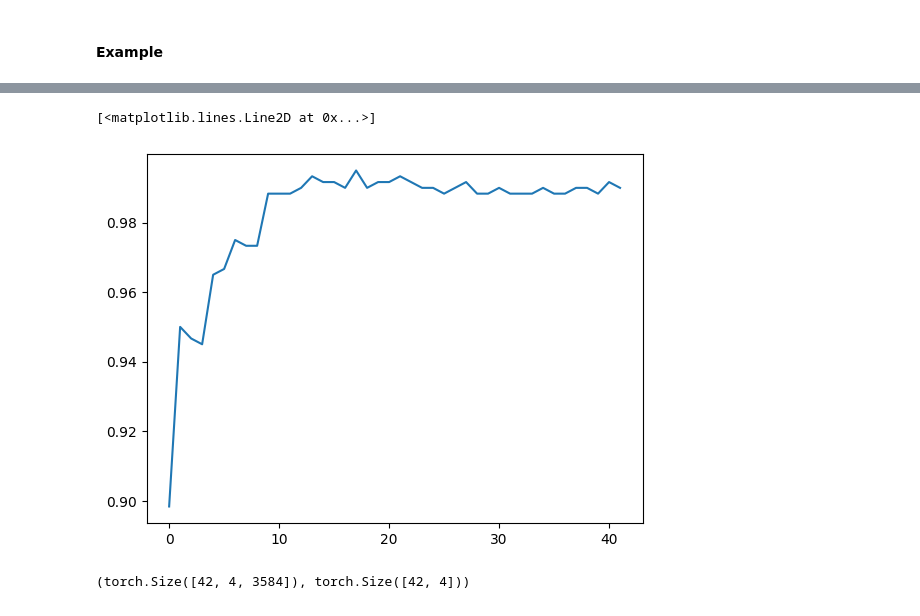
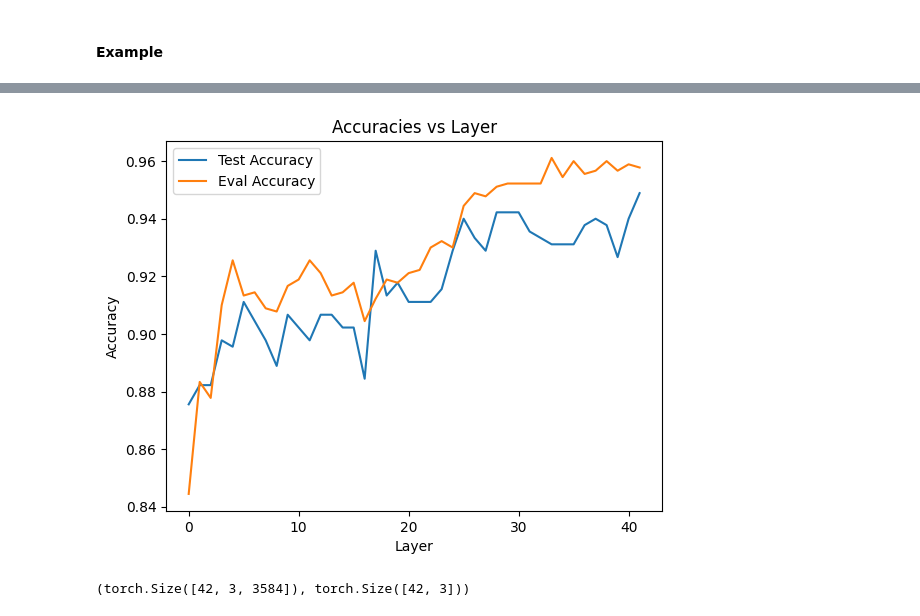
Before and after one commit to cybershiptrooper/user_modelling, a Jupyter notebook: notebooks/train_user_probes.ipynb, the cells around one changed output, grey strips where cells are left out. Saved outputs shown, nothing was run; the diff lists cells and outputs as text; code cells hidden in the pictures.

```diff
--- a/notebooks/train_user_probes.ipynb
+++ b/notebooks/train_user_probes.ipynb
@@ -279,6 +302,7 @@ def train_eval_probe(
 # %% [markdown]
 #### Example
 # %%
-model = HookedTransformer.from_pretrained("gemma-2-9b-it", device="cuda", dtype=torch.bfloat16)
+model = HookedTransformer.from_pretrained("gemma-2-9b", device='cpu', dtype=torch.bfloat16)
+model.to('cuda')
 # %% [output]
 WARNING:root:You tried to specify center_unembed=True for a model using logit softcap, but this can't be done! Softcapping is not invariant upon adding a constantSetting center_unembed=False instead.
@@ -288,36 +335,55 @@ Loaded pretrained model gemma-2-9b-it into HookedTransformer
 # %%
-dataset_name = 'age'
+dataset_name = 'education'
+control_probe = True
 
-texts, labels = load_dataset(dataset_name)
+texts, labels = load_dataset(dataset_name, control_probe)
 num_classes = len(LABEL_MAPS[dataset_name])
 config = ProbeConfig(batch_size=64)
 
-probe_data = ProbeDataset(model, texts, labels, num_classes, 5)
+probe_data = ProbeDataset(model, texts, labels, num_classes, batch_size=5)
 
 ## I might want to centre these activations here
 
-train_size = int(0.8 * len(probe_data))
-test_size = len(probe_data) - train_size
+train_size = int(0.7 * len(probe_data))
+eval_size = int(0.2 * len(probe_data))
+test_size = len(probe_data) - train_size - eval_size
 
-train_dataset, test_dataset = random_split(probe_data, [train_size, test_size])
+train_dataset, eval_dataset, test_dataset = random_split(probe_data, [train_size, eval_size, test_size])
 
 train_loader = DataLoader(train_dataset, batch_size=config.batch_size, shuffle=True)
+eval_loader = DataLoader(eval_dataset, batch_size=config.batch_size)
 test_loader = DataLoader(test_dataset, batch_size=config.batch_size)
 # %%
-accuracies = []
+eval_accuracies = []
+test_accuracies = []
 all_probes = []
-for layer in tqdm(range(model.cfg.n_layers - 1), desc="Probing layers"):
+for layer in tqdm(range(model.cfg.n_layers), desc="Probing layers"):
 
     probe = LinearProbes(model.cfg.d_model, num_classes)
-    trained_probe, losses, accuracy = train_eval_probe(model, probe, train_loader, test_loader, layer, config)
+    trained_probe, losses, accuracy, test_accuracy = train_eval_probe(model, probe, train_loader, eval_loader, test_loader, layer, config)
 
-    accuracies.append(max(accuracy))
+    eval_accuracies.append(max(accuracy))
+    test_accuracies.append(test_accuracy)
     all_probes.append(trained_probe)
-# %%
-plt.plot(accuracies)
-# %% [output]
-[<matplotlib.lines.Line2D at 0x...>]
-[figure, removed]
+# %%
+layer = 31
+
+probe = LinearProbes(model.cfg.d_model, num_classes)
+trained_probe, losses, accuracy, test_accuracy = train_eval_probe(model, probe, train_loader, eval_loader, test_loader, layer, config)
+
+eval_accuracies[layer] = (max(accuracy))
+test_accuracies[layer] = (test_accuracy)
+all_probes[layer] = (trained_probe)
+# %%
+plt.plot(test_accuracies, label='Test Accuracy')
+plt.plot(eval_accuracies, label='Eval Accuracy')
+plt.xlabel('Layer')
+plt.ylabel('Accuracy')
+plt.title('Accuracies vs Layer')
+plt.legend()
+plt.show()
+# %% [output]
+[figure, added]
 # %%
 collected_probe_weights = torch.empty(0, num_classes, model.cfg.d_model)
 collected_probe_bias = torch.empty(0, num_classes)
@@ -325,9 +391,9 @@ for probe in all_probes:
     collected_probe_weights = torch.cat((collected_probe_weights, probe.probe.weight[None, :, :].cpu()), 0)
     collected_probe_bias = torch.cat((collected_probe_bias, probe.probe.bias[None, :].cpu()), 0)
 
-torch.save(collected_probe_weights, f"collected_{dataset_name}_probe_weights.pt")
-torch.save(collected_probe_bias, f"collected_{dataset_name}_probe_biases.pt")
+torch.save(collected_probe_weights, f"collected_{dataset_name}_control_probe_weights.pt")
+torch.save(collected_probe_bias, f"collected_{dataset_name}_control_probe_biases.pt")
 
 collected_probe_weights.shape, collected_probe_bias.shape
 # %% [output]
-(torch.Size([42, 4, 3584]), torch.Size([42, 4]))
+(torch.Size([42, 3, 3584]), torch.Size([42, 3]))
```
Also changed, not shown: parts of 4 cells of this notebook.
